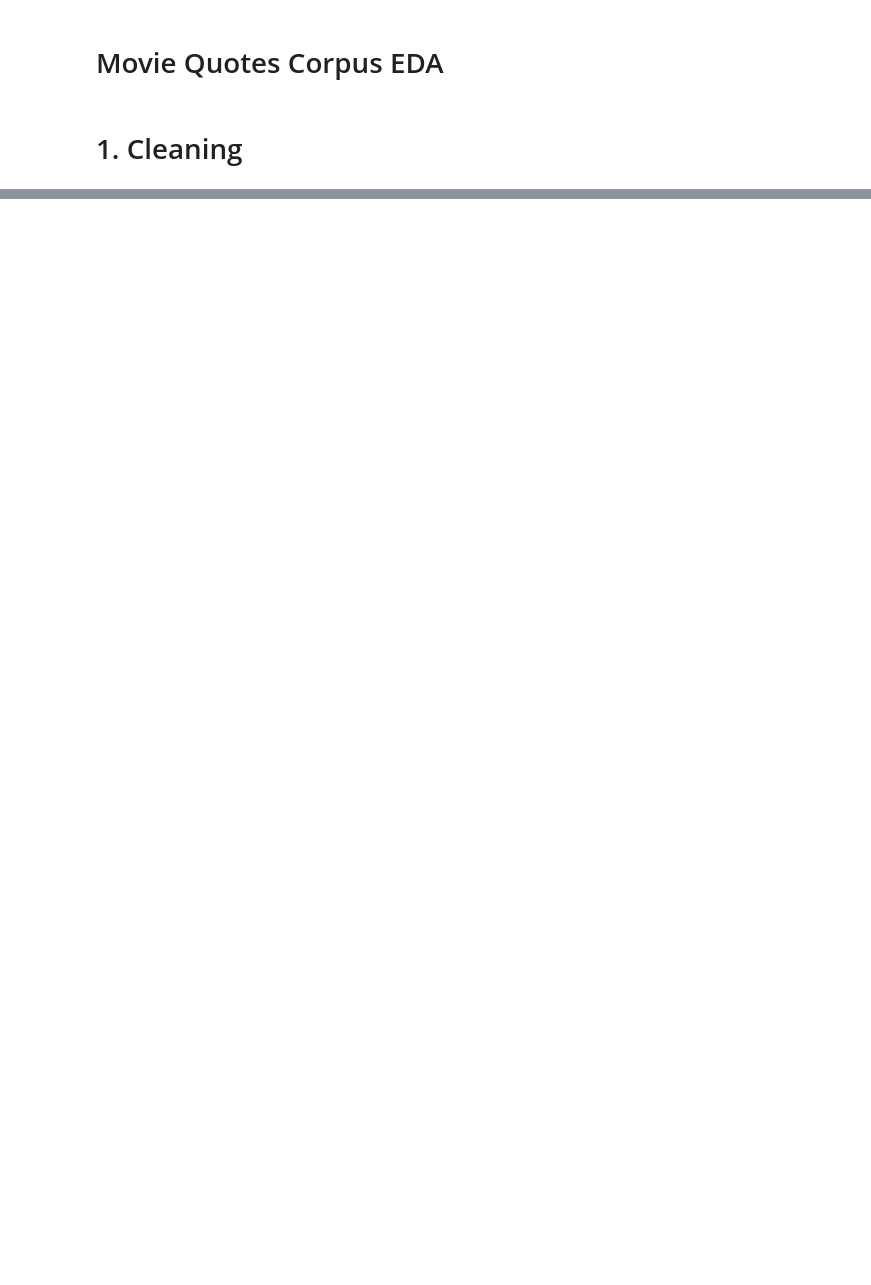
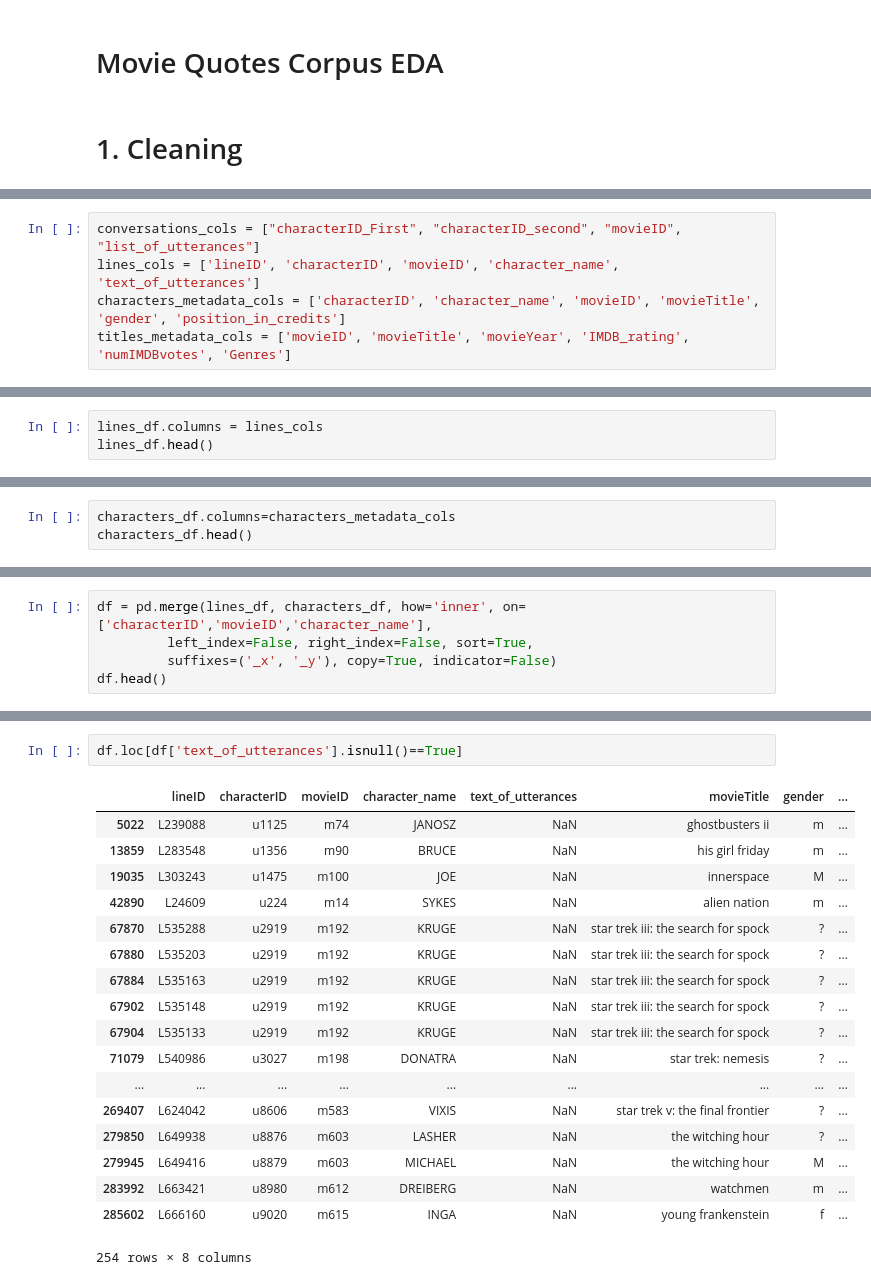
Before and after one commit to LuWang-zishuijing/ResumeClassifier, a Jupyter notebook: Movie_Quotes_Corpus_EDA.ipynb, the cells around one changed output, grey strips where cells are left out. Saved outputs shown, nothing was run; the diff lists cells and outputs as text; blank space fills up the shorter version.

```diff
--- a/Movie_Quotes_Corpus_EDA.ipynb
+++ b/Movie_Quotes_Corpus_EDA.ipynb
@@ -215,0 +28,5 @@ pwd
+# %%
+conversations_cols = ["characterID_First", "characterID_second", "movieID", "list_of_utterances"]
+lines_cols = ['lineID', 'characterID', 'movieID', 'character_name', 'text_of_utterances']
+characters_metadata_cols = ['characterID', 'character_name', 'movieID', 'movieTitle', 'gender', 'position_in_credits']
+titles_metadata_cols = ['movieID', 'movieTitle', 'movieYear', 'IMDB_rating', 'numIMDBvotes', 'Genres']
@@ -215,0 +43,3 @@ pwd
+# %%
+lines_df.columns = lines_cols
+lines_df.head()
@@ -215,0 +53,3 @@ pwd
+# %%
+characters_df.columns=characters_metadata_cols
+characters_df.head()
@@ -215,0 +67,5 @@ pwd
+# %%
+df = pd.merge(lines_df, characters_df, how='inner', on=['characterID','movieID','character_name'],
+         left_index=False, right_index=False, sort=True,
+         suffixes=('_x', '_y'), copy=True, indicator=False)
+df.head()
@@ -215,0 +99,21 @@ pwd
+# %%
+df.loc[df['text_of_utterances'].isnull()==True]
+# %% [output]
+|  | lineID | characterID | movieID | character_name | text_of_utterances | movieTitle | gender | ... |
+| 5022 | L239088 | u1125 | m74 | JANOSZ | NaN | ghostbusters ii | m | ... |
+| 13859 | L283548 | u1356 | m90 | BRUCE | NaN | his girl friday | m | ... |
+| 19035 | L303243 | u1475 | m100 | JOE | NaN | innerspace | M | ... |
+| 42890 | L24609 | u224 | m14 | SYKES | NaN | alien nation | m | ... |
+| 67870 | L535288 | u2919 | m192 | KRUGE | NaN | star trek iii: the search for spock | ? | ... |
+| 67880 | L535203 | u2919 | m192 | KRUGE | NaN | star trek iii: the search for spock | ? | ... |
+| 67884 | L535163 | u2919 | m192 | KRUGE | NaN | star trek iii: the search for spock | ? | ... |
+| 67902 | L535148 | u2919 | m192 | KRUGE | NaN | star trek iii: the search for spock | ? | ... |
+| 67904 | L535133 | u2919 | m192 | KRUGE | NaN | star trek iii: the search for spock | ? | ... |
+| 71079 | L540986 | u3027 | m198 | DONATRA | NaN | star trek: nemesis | ? | ... |
+| ... | ... | ... | ... | ... | ... | ... | ... | ... |
+| 269407 | L624042 | u8606 | m583 | VIXIS | NaN | star trek v: the final frontier | ? | ... |
+| 279850 | L649938 | u8876 | m603 | LASHER | NaN | the witching hour | ? | ... |
+| 279945 | L649416 | u8879 | m603 | MICHAEL | NaN | the witching hour | M | ... |
+| 283992 | L663421 | u8980 | m612 | DREIBERG | NaN | watchmen | m | ... |
+| 285602 | L666160 | u9020 | m615 | INGA | NaN | young frankenstein | f | ... |
+254 rows × 8 columns
```
Also changed, not shown: parts of 43 cells of this notebook.
